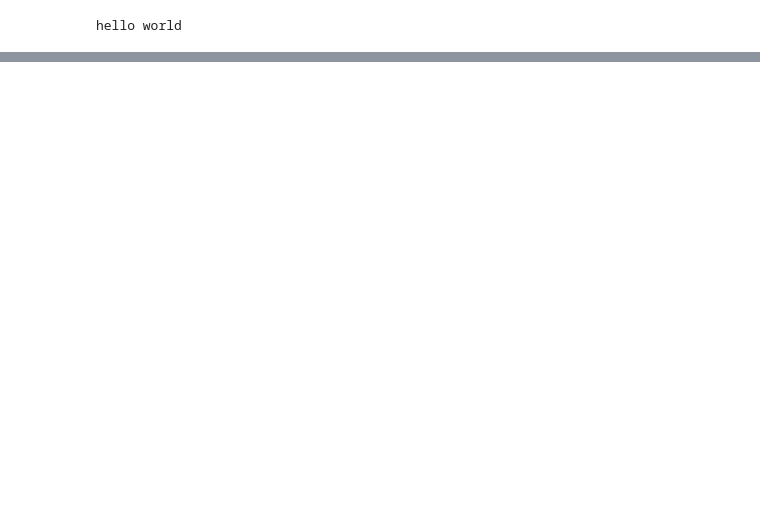
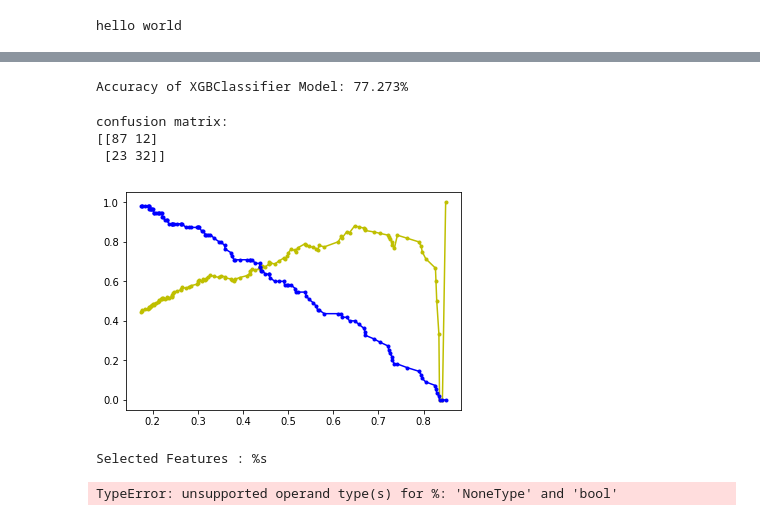
Before and after one commit to amitbhsingh/Python, a Jupyter notebook: Housing.ipynb, the cells around one changed output, grey strips where cells are left out. Cells and saved outputs as stored; diff of their text form; code cells hidden in the pictures; blank space fills up the shorter version.

Commit message:
machine learning master update

```diff
--- a/Housing.ipynb
+++ b/Housing.ipynb
@@ -23,0 +64,2 @@ def fetch_housing_data(houseurl=housing,housing_path=house):
+# %%
+X=array[:,0:8]
@@ -23,0 +71,20 @@ def fetch_housing_data(houseurl=housing,housing_path=house):
+# %%
+# Setting seed to get same result everytime
+seed=7
+test_size=0.20
+# %%
+X_train, X_test, y_train, y_test = train_test_split(X,y, test_size=test_size, shuffle=False)
+mod = XGBClassifier(max_depth=5,learning_rate=0.001,n_estimators=2000,subsample=0.8,min_child_weight=6,binary='logistic')
+mod.fit(X_train, y_train)
+y_pred12hv = mod.predict(X_test)
+predictions = [round(value) for value in y_pred12hv]
+# %%
+accuracy = accuracy_score(y_test, predictions)
+print("Accuracy of XGBClassifier Model: %.3f%%" % (accuracy * 100.0))
+# %% [output]
+Accuracy of XGBClassifier Model: 77.273%
+# %%
+probs=mod.predict_proba(X_test)
+probs=probs[:,1]
+yhat=mod.predict(X_test)
+precision, recall, thresholds = precision_recall_curve(y_test, probs)
@@ -23,0 +93,12 @@ def fetch_housing_data(houseurl=housing,housing_path=house):
+# %%
+precision.shape, recall.shape, thresholds.shape
+print("confusion matrix: ")
+print(confusion_matrix(y_test, yhat))
+plt.plot(thresholds, precision[1:] , marker='.',color='y')
+plt.plot(thresholds, recall[1:] , marker='.',color='b')
+plt.show()
+# %% [output]
+confusion matrix:
+[[87 12]
+ [23 32]]
+[figure, added]
@@ -23,0 +115,7 @@ def fetch_housing_data(houseurl=housing,housing_path=house):
+# %%
+#print("Num features:%d") % fit.n_features_
+print("Selected Features : %s") % fit.support_
+print("Feature Ranking: %s" % fit.ranking_)
+# %% [output]
+Selected Features : %s
+TypeError: unsupported operand type(s) for %: 'NoneType' and 'bool'
```
Also changed, not shown: parts of 73 cells of this notebook, 6 other files.
